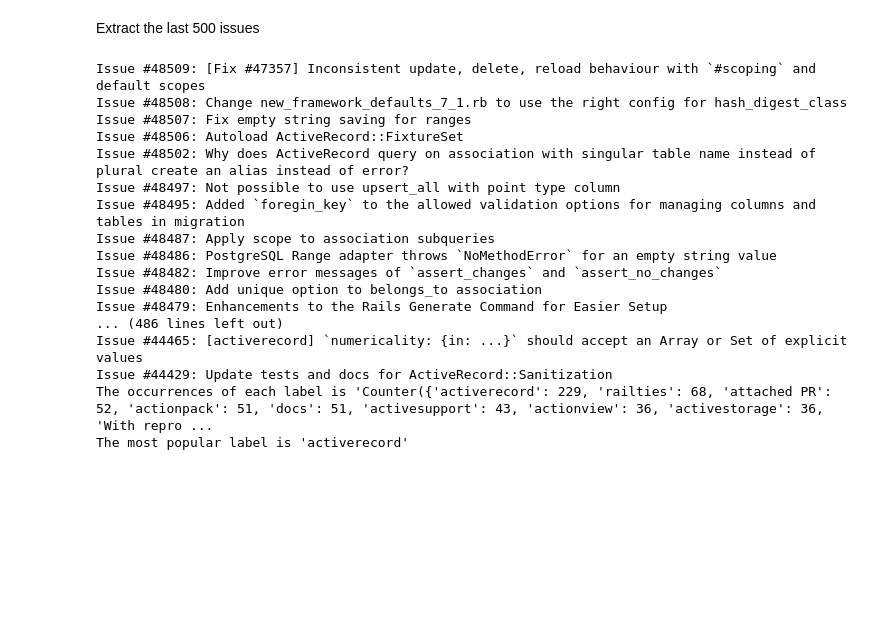
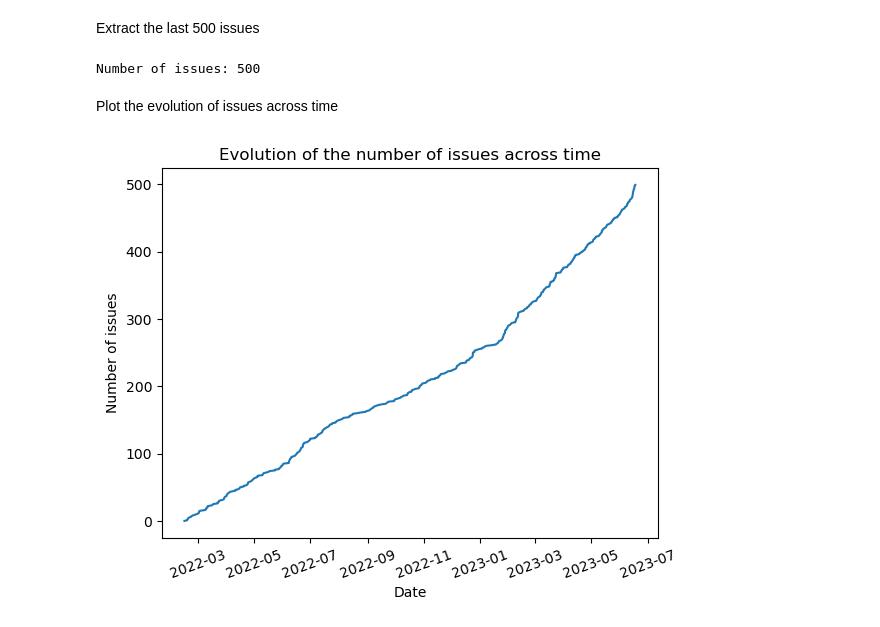
Before and after one commit to BouazizAmina/Rails_Issues_Assignment, a Jupyter notebook: Rails_Issues.ipynb, the cells around one changed output. Saved outputs shown, nothing was run; the diff lists cells and outputs as text; code cells hidden in the pictures; blank space fills up the shorter version.

Commit message:
Plot the evolution of issues across time

```diff
--- a/Rails_Issues.ipynb
+++ b/Rails_Issues.ipynb
@@ -58,32 +60,41 @@ token = "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"
 #get the issues
 issues = get_github_issues(owner, repo, token)
 if issues:
-#     print(f"Number of issues: {len(issues)}")
+    print(f"Number of issues: {len(issues)}")
 #     print(f"Min issue number: {max(issues, key=lambda x: x['number'])['number']}")
-    for issue in issues:
-        print(f"Issue #{issue['number']}: {issue['title']}")
+#     for issue in issues:
+#         print(f"Issue #{issue['number']}: {issue['title']}")
 else:
     print("Failed to fetch issues.")
 
 #get the occurences of labels
 label_counts, most_common_label = get_label_occurrences(issues)
-print(f"The occurrences of each label is '{label_counts}'")
-print(f"The most popular label is '{most_common_label}'")
+# print(f"The occurrences of each label is '{label_counts}'")
+# print(f"The most popular label is '{most_common_label}'")
 # %% [output]
-Issue #48509: [Fix #47357] Inconsistent update, delete, reload behaviour with `#scoping` and default scopes
-Issue #48508: Change new_framework_defaults_7_1.rb to use the right config for hash_digest_class
-Issue #48507: Fix empty string saving for ranges
-Issue #48506: Autoload ActiveRecord::FixtureSet
-Issue #48502: Why does ActiveRecord query on association with singular table name instead of plural create an alias instead of error?
-Issue #48497: Not possible to use upsert_all with point type column
-Issue #48495: Added `foregin_key` to the allowed validation options for managing columns and tables in migration
-Issue #48487: Apply scope to association subqueries
-Issue #48486: PostgreSQL Range adapter throws `NoMethodError` for an empty string value
-Issue #48482: Improve error messages of `assert_changes` and `assert_no_changes`
-Issue #48480: Add unique option to belongs_to association
-Issue #48479: Enhancements to the Rails Generate Command for Easier Setup
-... (486 lines left out)
-Issue #44465: [activerecord] `numericality: {in: ...}` should accept an Array or Set of explicit values
-Issue #44429: Update tests and docs for ActiveRecord::Sanitization
-The occurrences of each label is 'Counter({'activerecord': 229, 'railties': 68, 'attached PR': 52, 'actionpack': 51, 'docs': 51, 'activesupport': 43, 'actionview': 36, 'activestorage': 36, 'With repro ...
-The most popular label is 'activerecord'
+Number of issues: 500
+# %% [markdown]
+Plot the evolution of issues across time
+# %%
+dates = []
+# Collect the dates of issue creation
+for issue in issues:
+    date_str = issue['created_at']
+    date = datetime.strptime(date_str, "%Y-%m-%dT%H:%M:%SZ")
+    dates.append(date)
+
+# Sort the dates
+dates.sort()
+
+# Count the number of issues for each date
+issues_number = [i for i in range(0, len(dates))]
+
+# Plot the number of issues over time
+plt.plot(dates, issues_number)
+plt.xlabel("Date")
+plt.ylabel("Number of issues")
+plt.title("Evolution of the number of issues across time")
+plt.xticks(rotation=20)
+plt.show()
+# %% [output]
+[figure, added]
```
Also changed, not shown: parts of 1 cell of this notebook.
